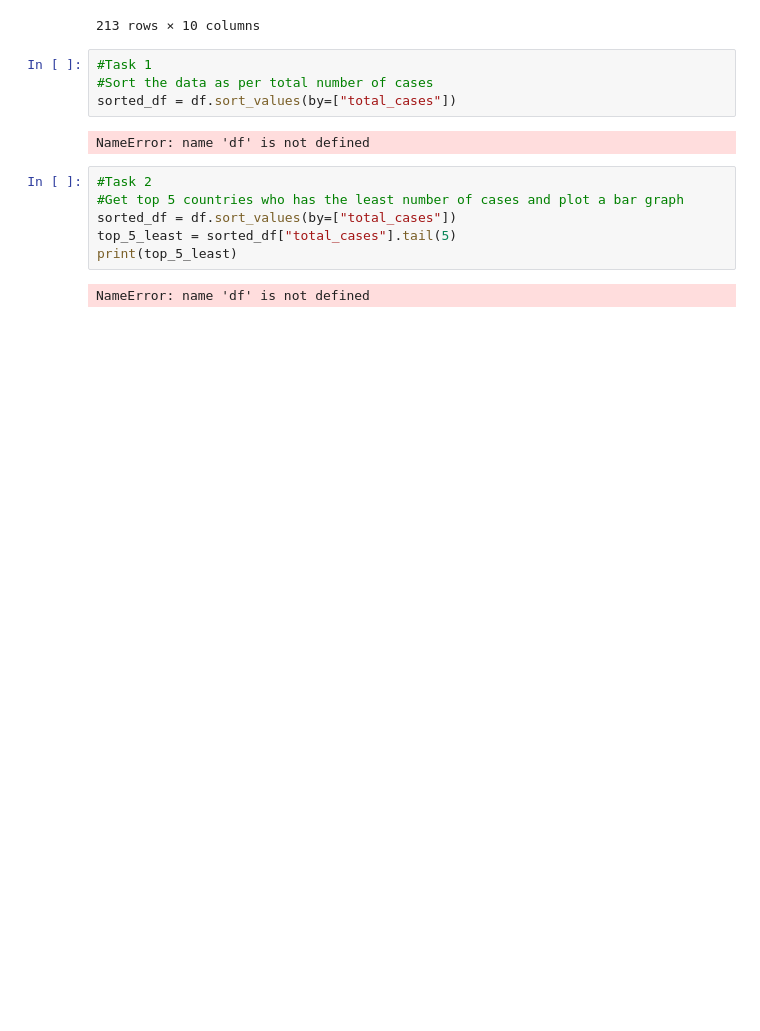
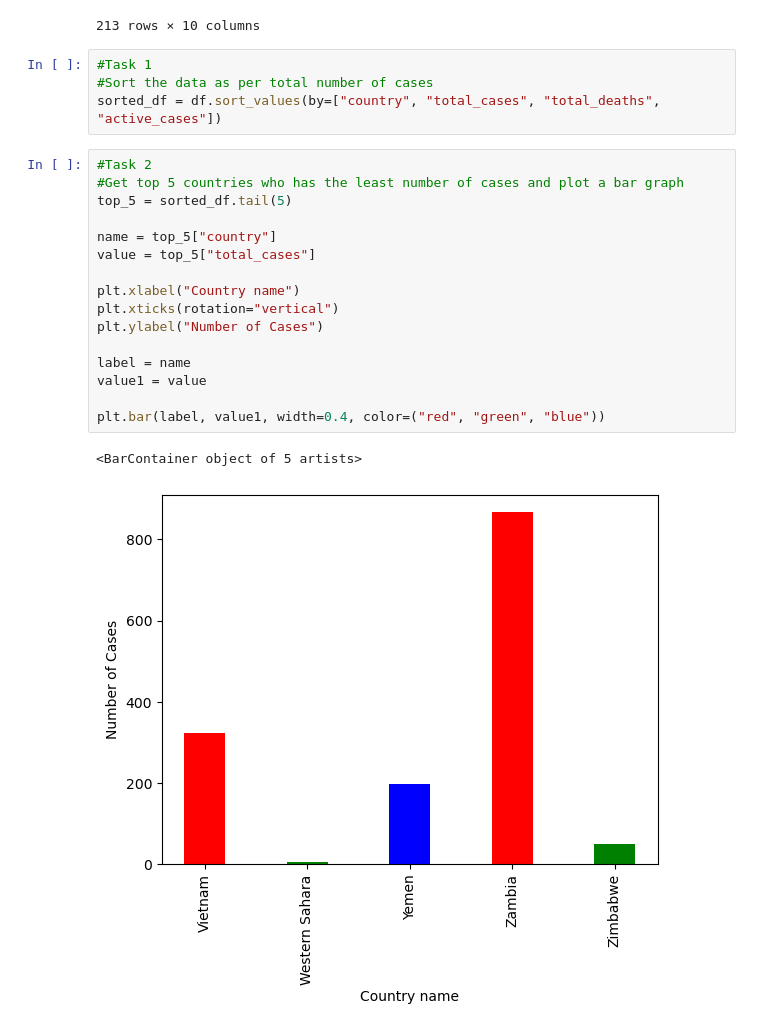
Before and after one commit to lakshyagithub/Python-projects-website, a Jupyter notebook: ADV-Project_C191/C191-project-student.ipynb, the cells around one changed output. Cells and saved outputs as stored; diff of their text form; blank space fills up the shorter version.

```diff
--- a/ADV-Project_C191/C191-project-student.ipynb
+++ b/ADV-Project_C191/C191-project-student.ipynb
@@ -37,17 +37,26 @@ df
 # %%
 #Task 1
 #Sort the data as per total number of cases
-sorted_df = df.sort_values(by=["total_cases"])
+sorted_df = df.sort_values(by=["country", "total_cases", "total_deaths", "active_cases"])
-# %% [output]
-NameError: name 'df' is not defined
 # %%
 #Task 2
 #Get top 5 countries who has the least number of cases and plot a bar graph
-sorted_df = df.sort_values(by=["total_cases"])
-top_5_least = sorted_df["total_cases"].tail(5)
-print(top_5_least)
+top_5 = sorted_df.tail(5)
+
+name = top_5["country"]
+value = top_5["total_cases"]
+
+plt.xlabel("Country name")
+plt.xticks(rotation="vertical")
+plt.ylabel("Number of Cases")
+
+label = name
+value1 = value
+
+plt.bar(label, value1, width=0.4, color=("red", "green", "blue"))
 # %% [output]
-NameError: name 'df' is not defined
+<BarContainer object of 5 artists>
+[figure, added]
 # %%
 #Task 3
 #Sort the data as per total number of deaths
```
Also changed, not shown: parts of 5 cells of this notebook, 1 other file.
